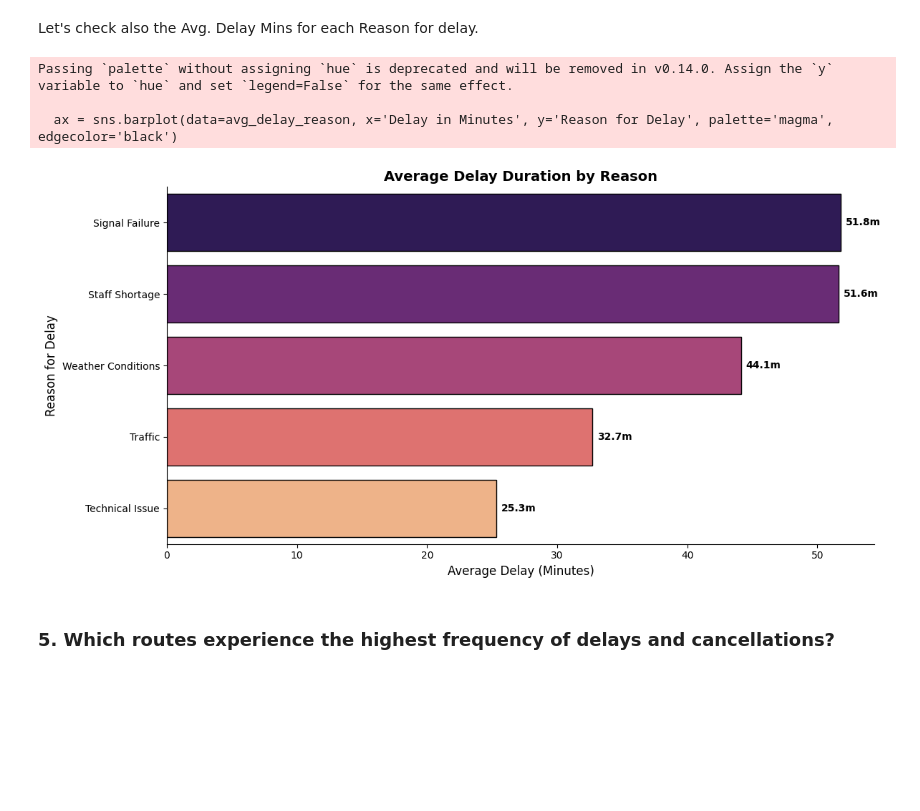
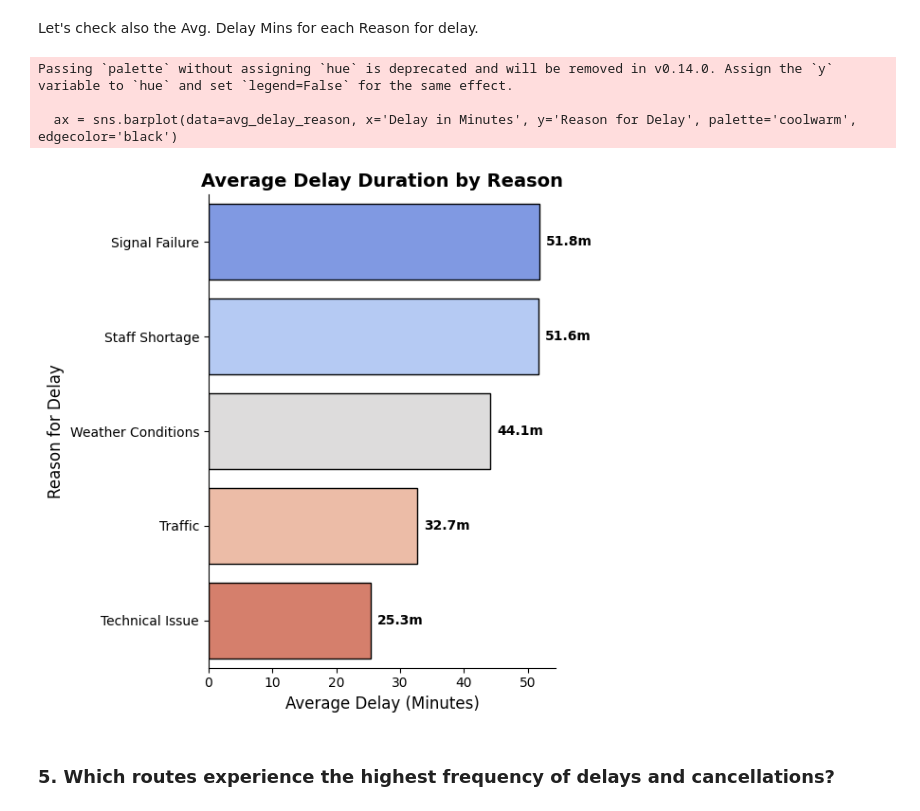
Before and after one commit to mszakii/DEPI-CAPSTONE, a Jupyter notebook: EDA.ipynb, the cells around one changed output. Cells and saved outputs as stored; diff of their text form; code cells hidden in the pictures; blank space fills up the shorter version.

```diff
--- a/EDA.ipynb
+++ b/EDA.ipynb
@@ -361,35 +361,35 @@ Passing `palette` without assigning `hue` is deprecated and will be removed in v
 # %% [markdown]
 Let's check also the Avg. Delay Mins for each Reason for delay.
 # %%
-plt.figure(figsize=(12, 6))
+plt.figure(figsize=(6, 6))
 
 # Filter for records where there was actually a delay and a reason provided
 delay_reason_df = df[df['Delay in Minutes'] > 0].copy()
 
 # Calculate average delay per reason
 avg_delay_reason = delay_reason_df.groupby('Reason for Delay')['Delay in Minutes'].mean().sort_values(ascending=False).reset_index()
 
 # Create the bar plot
-ax = sns.barplot(data=avg_delay_reason, x='Delay in Minutes', y='Reason for Delay', palette='magma', edgecolor='black')
+ax = sns.barplot(data=avg_delay_reason, x='Delay in Minutes', y='Reason for Delay', palette='coolwarm', edgecolor='black')
 
 # Add data labels
 for p in ax.patches:
     ax.annotate(f"{p.get_width():.1f}m",
                 (p.get_width(), p.get_y() + p.get_height() / 2.),
                 ha='left', va='center', xytext=(5, 0),
                 textcoords='offset points', fontsize=10, fontweight='bold')
 
 plt.title('Average Delay Duration by Reason', fontsize=14, fontweight='bold')
 plt.xlabel('Average Delay (Minutes)', fontsize=12)
 plt.ylabel('Reason for Delay', fontsize=12)
 sns.despine()
 plt.tight_layout()
 plt.show()
 # %% [output]
 Passing `palette` without assigning `hue` is deprecated and will be removed in v0.14.0. Assign the `y` variable to `hue` and set `legend=False` for the same effect.
 
-  ax = sns.barplot(data=avg_delay_reason, x='Delay in Minutes', y='Reason for Delay', palette='magma', edgecolor='black')
+  ax = sns.barplot(data=avg_delay_reason, x='Delay in Minutes', y='Reason for Delay', palette='coolwarm', edgecolor='black')
-[figure, old version]
+[figure, new version]
 # %% [markdown]
 ### 5. Which routes experience the highest frequency of delays and cancellations?
 # %%
```
Also changed, not shown: parts of 13 cells of this notebook, 1 other file.
